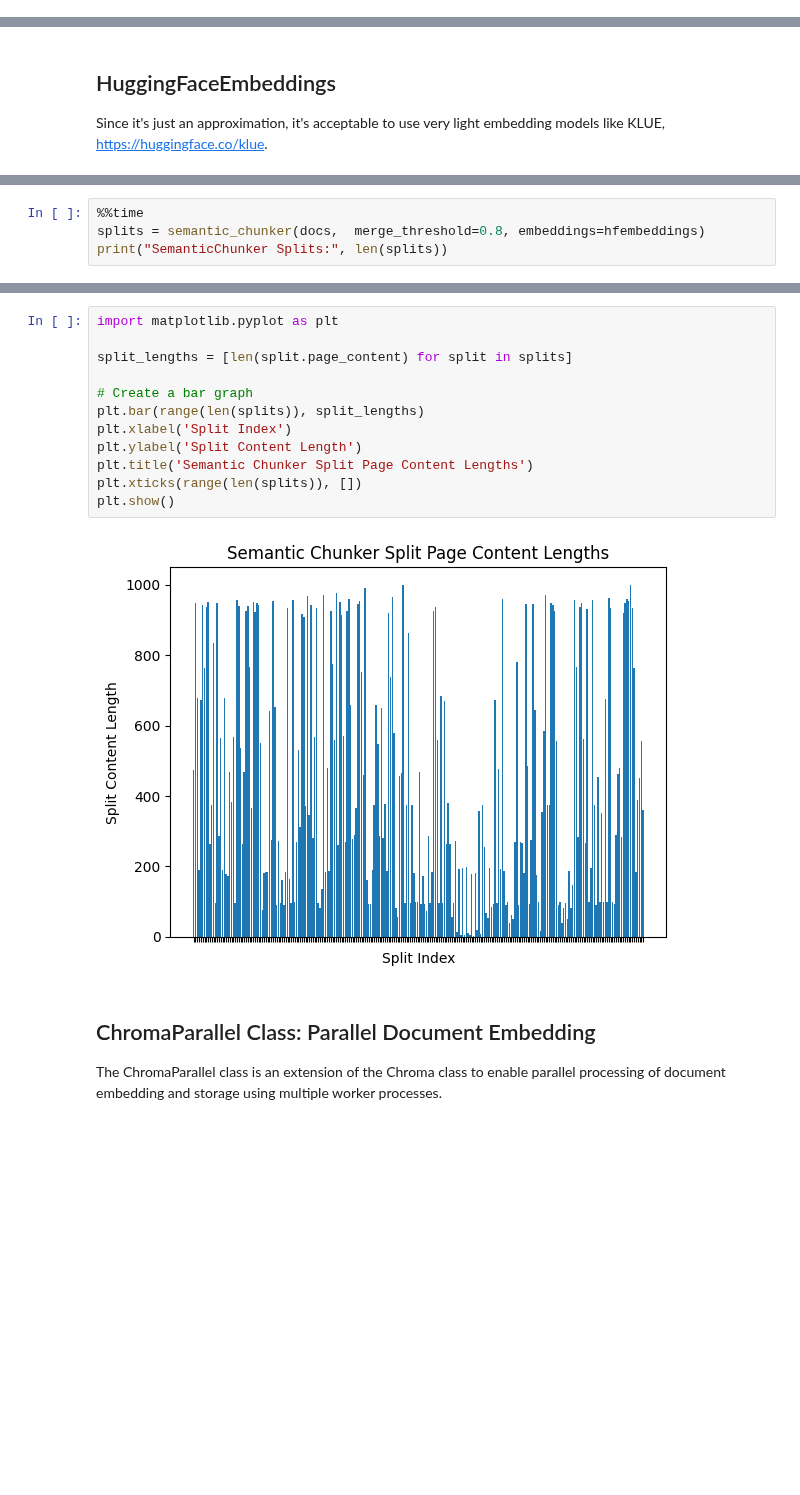
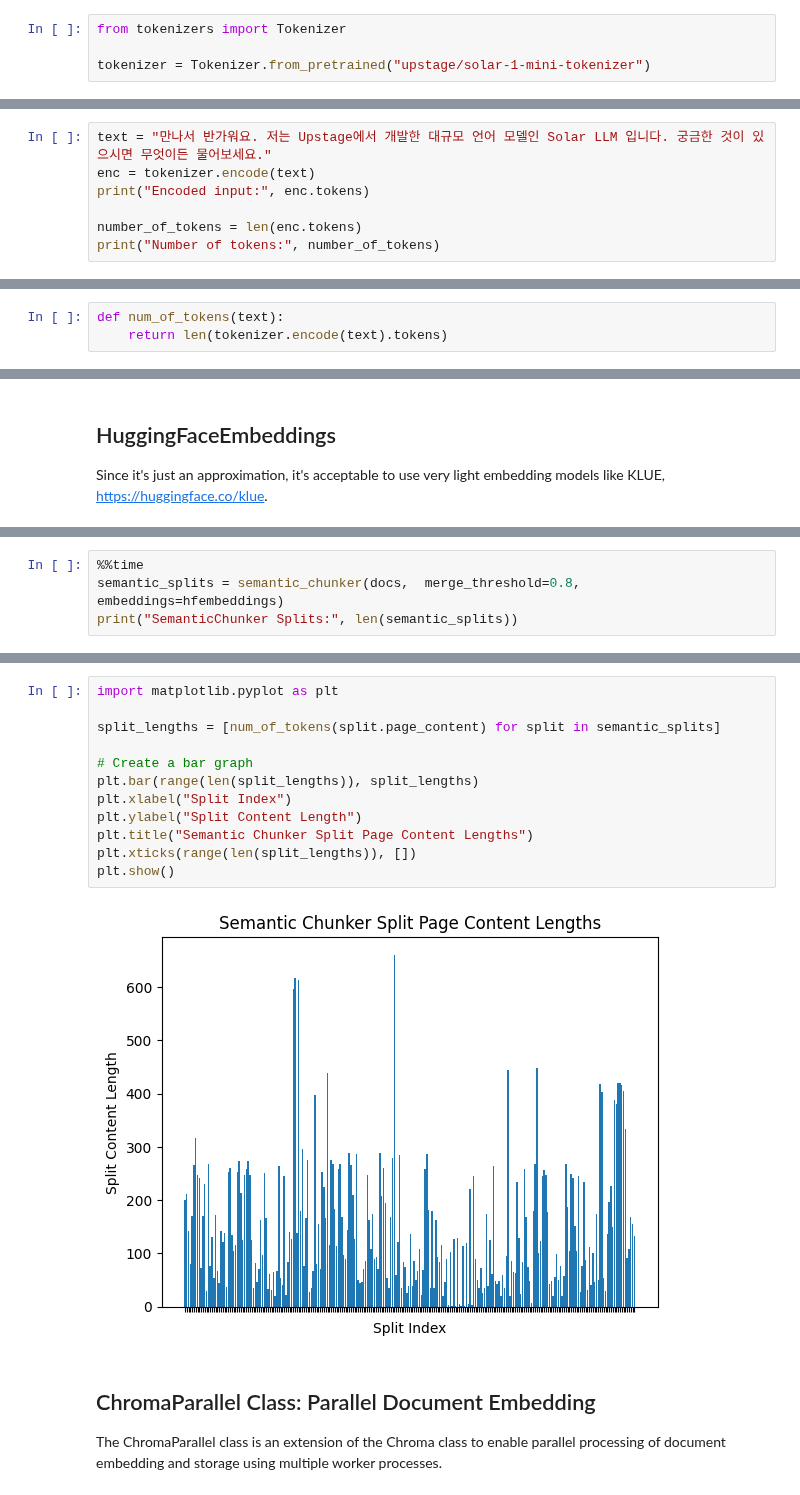
Before and after one commit to hunkim/SolarLLMChatDemo, a Jupyter notebook: 00_all.ipynb, the cells around one changed output, grey strips where cells are left out. Drawn from its saved outputs; the diff is of its cells as text; blank space fills up the shorter version.

```diff
--- a/00_all.ipynb
+++ b/00_all.ipynb
@@ -318,0 +326,4 @@ Error code: 400 - {'error': {'message': "This model's maximum context length is
+# %%
+from tokenizers import Tokenizer
+
+tokenizer = Tokenizer.from_pretrained("upstage/solar-1-mini-tokenizer")
@@ -318,0 +341,7 @@ Error code: 400 - {'error': {'message': "This model's maximum context length is
+# %%
+text = "만나서 반가워요. 저는 Upstage에서 개발한 대규모 언어 모델인 Solar LLM 입니다. 궁금한 것이 있으시면 무엇이든 물어보세요."
+enc = tokenizer.encode(text)
+print("Encoded input:", enc.tokens)
+
+number_of_tokens = len(enc.tokens)
+print("Number of tokens:", number_of_tokens)
@@ -318,0 +360,3 @@ Error code: 400 - {'error': {'message': "This model's maximum context length is
+# %%
+def num_of_tokens(text):
+    return len(tokenizer.encode(text).tokens)
@@ -443,6 +507,6 @@ Wall time: 2.59 s
 # %%
 %%time
-splits = semantic_chunker(docs,  merge_threshold=0.8, embeddings=hfembeddings)
-print("SemanticChunker Splits:", len(splits))
+semantic_splits = semantic_chunker(docs,  merge_threshold=0.8, embeddings=hfembeddings)
+print("SemanticChunker Splits:", len(semantic_splits))
 # %% [output]
 SemanticChunker Splits: 250
@@ -451,17 +515,17 @@ Wall time: 20.4 s
 # %%
 import matplotlib.pyplot as plt
 
-split_lengths = [len(split.page_content) for split in splits]
+split_lengths = [num_of_tokens(split.page_content) for split in semantic_splits]
 
 # Create a bar graph
-plt.bar(range(len(splits)), split_lengths)
-plt.xlabel('Split Index')
-plt.ylabel('Split Content Length')
-plt.title('Semantic Chunker Split Page Content Lengths')
-plt.xticks(range(len(splits)), [])
+plt.bar(range(len(split_lengths)), split_lengths)
+plt.xlabel("Split Index")
+plt.ylabel("Split Content Length")
+plt.title("Semantic Chunker Split Page Content Lengths")
+plt.xticks(range(len(split_lengths)), [])
 plt.show()
 # %% [output]
-[figure, old version]
+[figure, new version]
 # %% [markdown]
 ## ChromaParallel Class: Parallel Document Embedding
 The ChromaParallel class is an extension of the Chroma class to enable parallel processing of document embedding and storage using multiple worker processes.
```
Also changed, not shown: parts of 41 cells of this notebook.
